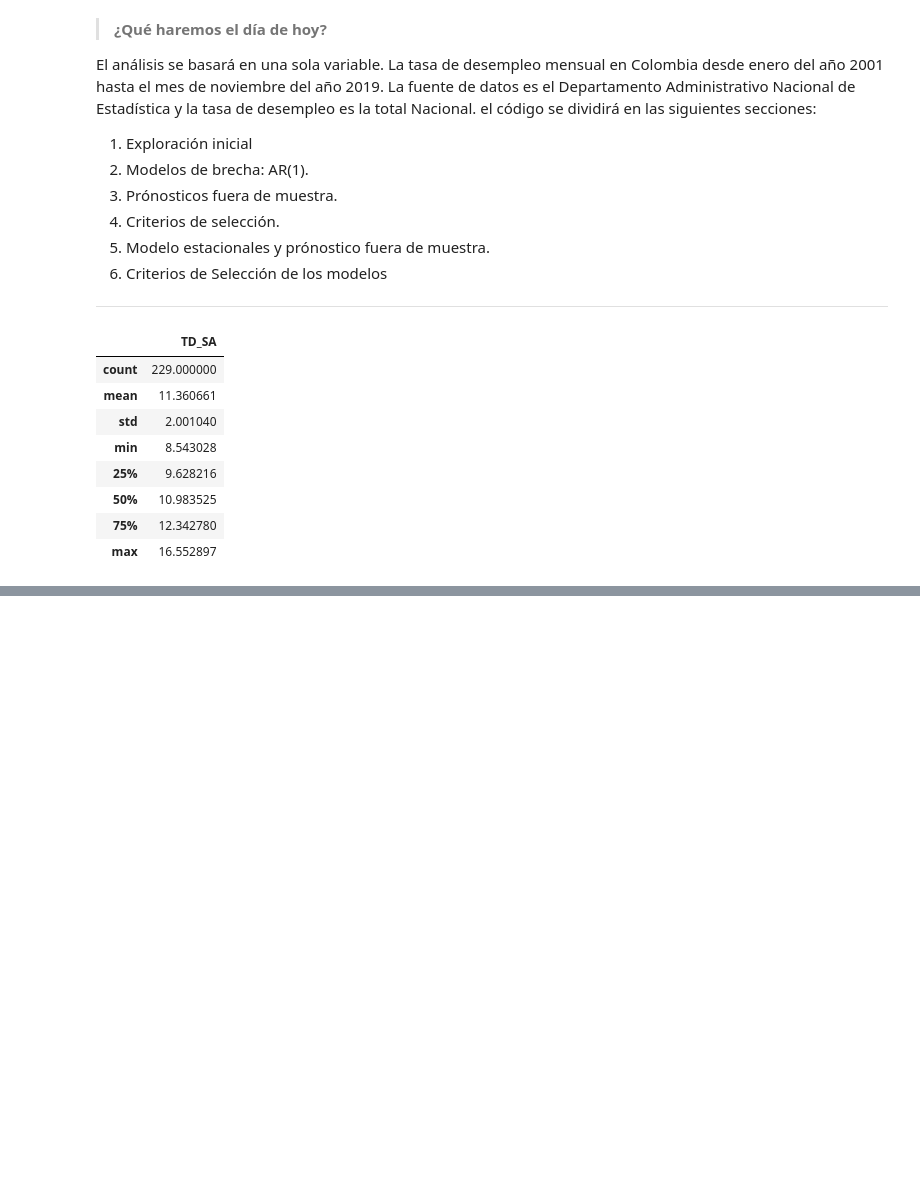
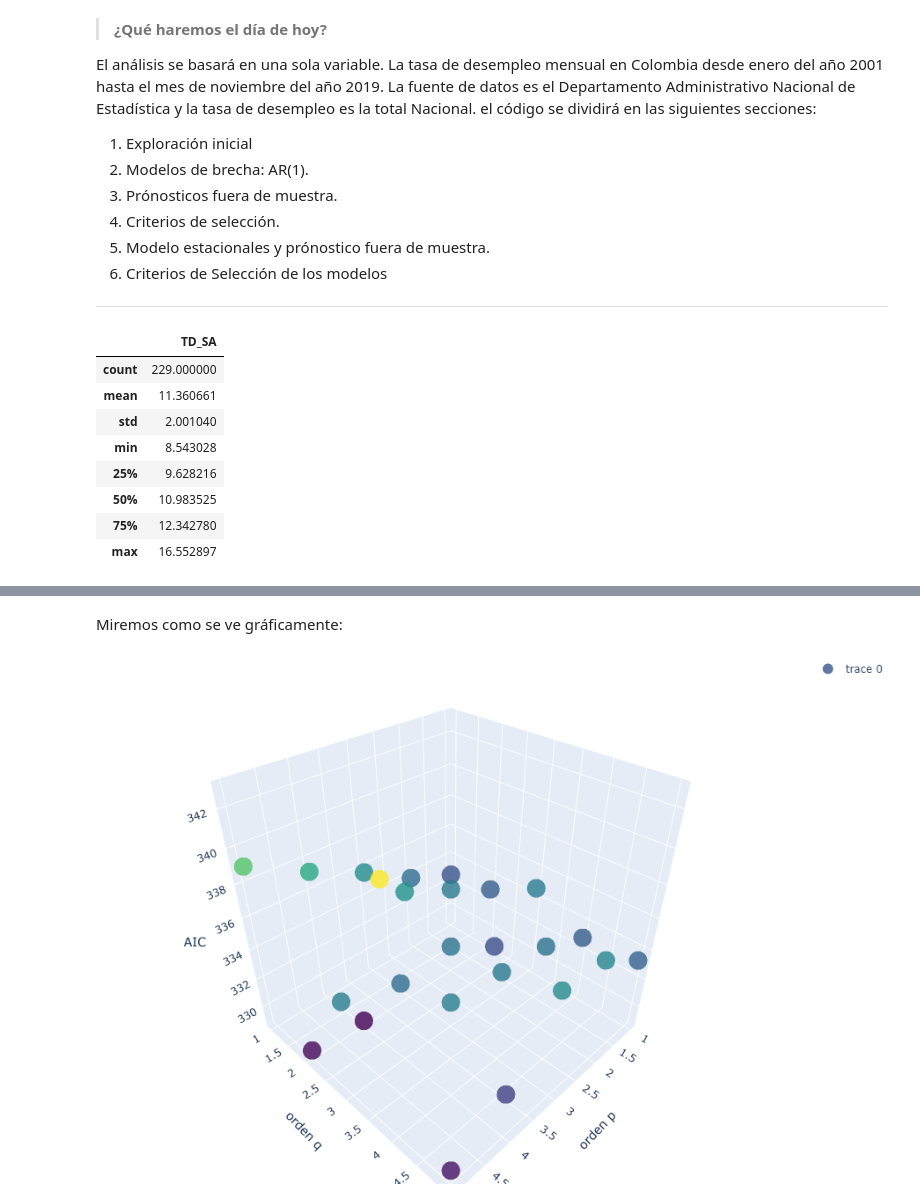
Before and after one commit to jguerrae/Series-de-tiempo-Uniandes, a Jupyter notebook: 7_EvaluaciónPronPunto (C8)/8_EvalPronPun.ipynb, the cells around one changed output, grey strips where cells are left out. Drawn from its saved outputs; the diff is of its cells as text; code cells hidden in the pictures; blank space fills up the shorter version.

```diff
--- a/7_EvaluaciónPronPunto (C8)/8_EvalPronPun.ipynb
+++ b/7_EvaluaciónPronPunto (C8)/8_EvalPronPun.ipynb
@@ -77,9 +77,0 @@ for p in range(1,6): #1 rango de orden p
-# %%
-import plotly.express as px
-df = px.data.iris()
-fig = px.scatter_3d(df, x='sepal_length', y='sepal_width', z='petal_width',
-              color='species')
-
-fig.update_layout(margin=dict(l=0, r=0, b=0, t=0))
-
-fig.show()
@@ -131,3 +77,0 @@ import statsmodels.api as sm
-# %%
-df["TIME"] = np.arange(1,228)
-df["TIME2"] = df["TIME"]**2
@@ -332,0 +127,36 @@ Q-test
+# %% [markdown]
+Miremos como se ve gráficamente:
+# %%
+import plotly.graph_objects as go
+import numpy as np
+
+fig = go.Figure(
+    data=[go.Scatter3d(
+        x=scores.p,
+        y=scores.q,
+        z=scores.AIC,
+        mode='markers',
+        marker=dict(
+            size=12,
+            color=scores.AIC,
+            colorscale='Viridis',
+            opacity=0.8))
+            ]
+            )
+
+# tight layouti
+fig.update_layout(margin=dict(l=10, r=0, b=0, t=0),
+                width=900,
+                height=600,
+                scene_aspectmode='cube',
+                showlegend=True,
+                scene = dict(
+                    xaxis_title='orden p',
+                    yaxis_title='orden q',
+                    zaxis_title='AIC')
+                )
+
+fig.write_image("fig1.png")
+fig.show("png")
+# %% [output]
+[figure, added]
```
Also changed, not shown: parts of 79 cells of this notebook, 1 other file.
